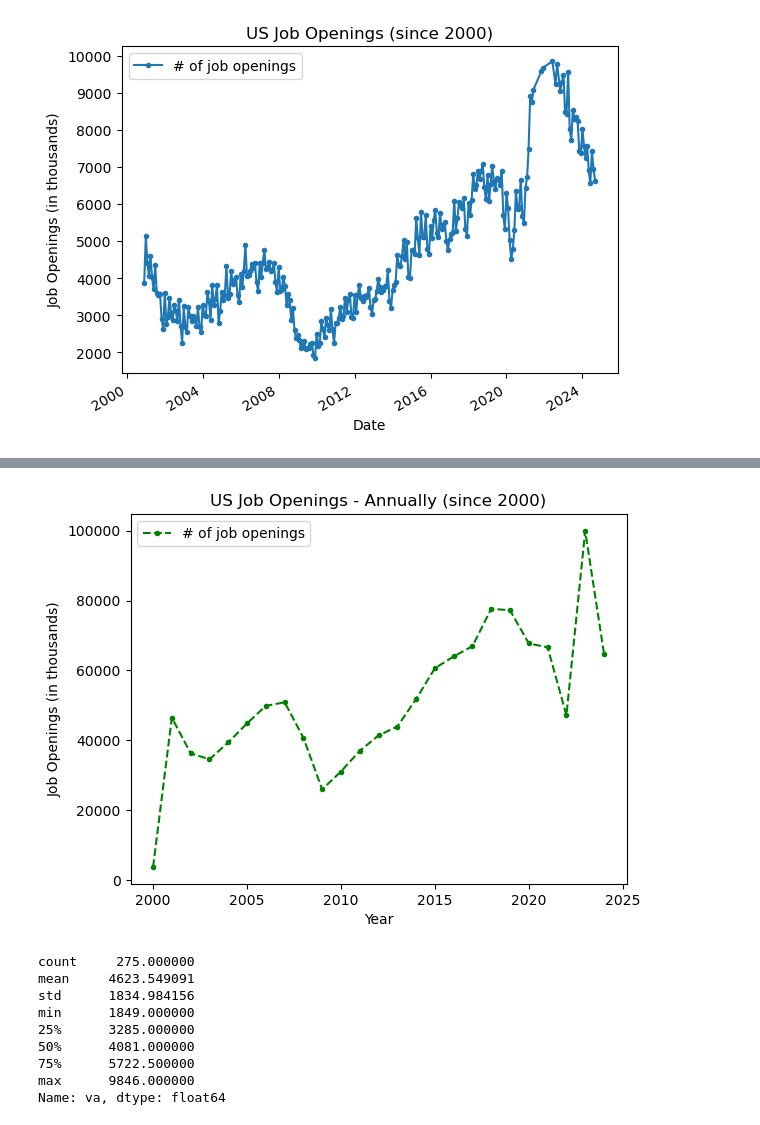
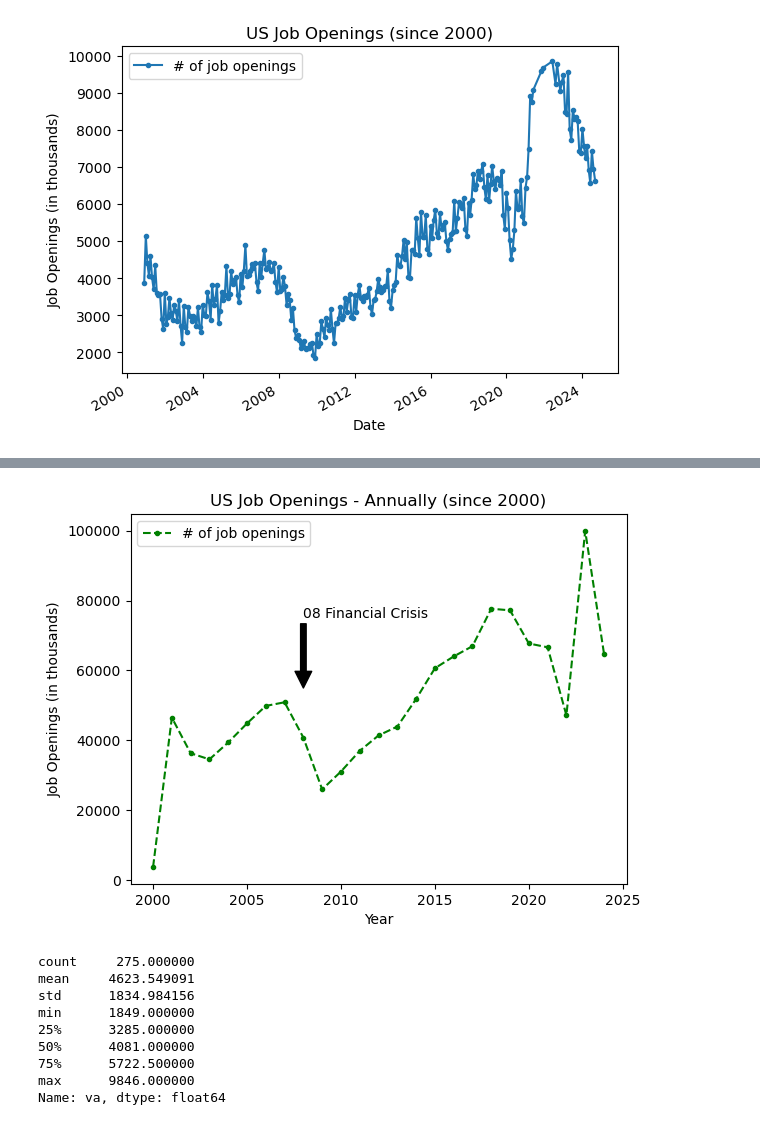
Before and after one commit to mdgarber/DataStoryTelling-JOLTS, a Jupyter notebook: DataStoryTelling-JOLTS.ipynb, the cells around one changed output, grey strips where cells are left out. Drawn from its saved outputs; the diff is of its cells as text; code cells hidden in the pictures.

```diff
--- a/DataStoryTelling-JOLTS.ipynb
+++ b/DataStoryTelling-JOLTS.ipynb
@@ -205,13 +205,15 @@ class PlotAccessor(pandas.core.base.PandasObject)
 # %%
 # plot data - Annual
 joltsDataV2Annual.plot(y='va', marker='.', linestyle='--', label='# of job openings', c='green')
 plt.xlabel('Year')
 plt.ylabel("Job Openings (in thousands)")
+plt.annotate(xy=(2008, 55000), xytext=(2008, 75000), arrowprops=dict(facecolor='black', shrink=1), text='08 Financial Crisis')
+#plt.annotate(xy=(2008, 55000), arrowprops=dict(facecolor='black', shrink=0.05), text='08 Financial Crisis')
 plt.title('US Job Openings - Annually (since 2000)')
 plt.legend()
 plt.show()
 # %% [output]
-[figure, old version]
+[figure, new version]
 # %%
 # insights / trends
 print(joltsDataV2['va'].describe())
```
Also changed, not shown: parts of 3 cells of this notebook.
